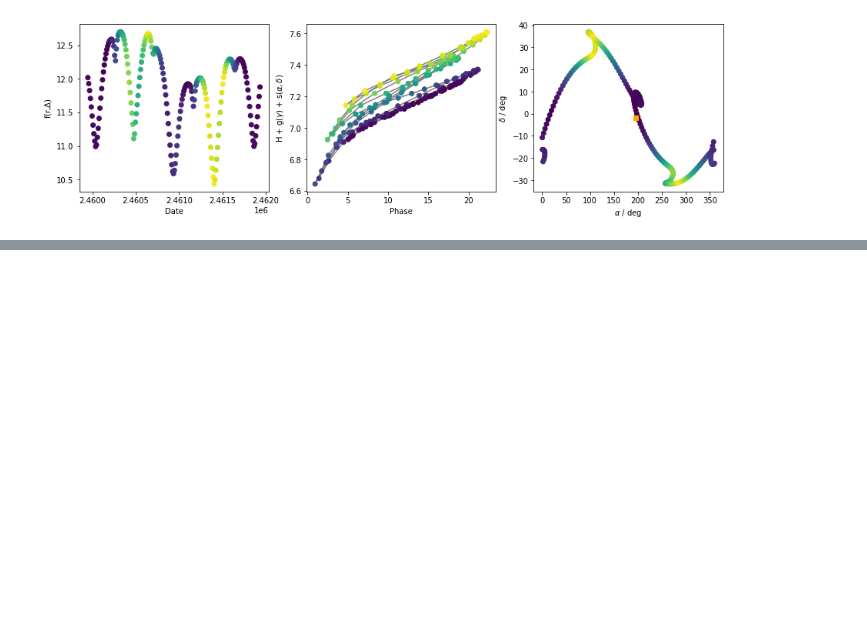
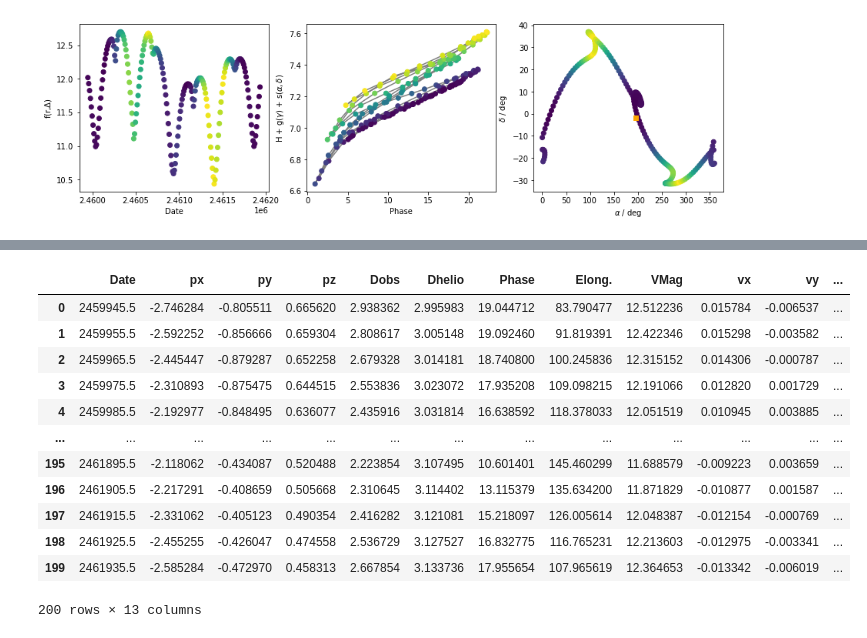
Before and after one commit to astrolabsoftware/fink-spins, a Jupyter notebook: notebooks/desc_new_phase_model.ipynb, the cells around one changed output, grey strips where cells are left out. Cells and saved outputs as stored; diff of their text form; code cells hidden in the pictures; blank space fills up the shorter version.

```diff
--- a/notebooks/desc_new_phase_model.ipynb
+++ b/notebooks/desc_new_phase_model.ipynb
@@ -148,0 +166,16 @@ Text(0, 0.5, '$\\delta$ / deg')
+# %%
+ephxyz
+# %% [output]
+|  | Date | px | py | pz | Dobs | Dhelio | Phase | Elong. | VMag | vx | vy | ... |
+| 0 | 2459945.5 | -2.746284 | -0.805511 | 0.665620 | 2.938362 | 2.995983 | 19.044712 | 83.790477 | 12.512236 | 0.015784 | -0.006537 | ... |
+| 1 | 2459955.5 | -2.592252 | -0.856666 | 0.659304 | 2.808617 | 3.005148 | 19.092460 | 91.819391 | 12.422346 | 0.015298 | -0.003582 | ... |
+| 2 | 2459965.5 | -2.445447 | -0.879287 | 0.652258 | 2.679328 | 3.014181 | 18.740800 | 100.245836 | 12.315152 | 0.014306 | -0.000787 | ... |
+| 3 | 2459975.5 | -2.310893 | -0.875475 | 0.644515 | 2.553836 | 3.023072 | 17.935208 | 109.098215 | 12.191066 | 0.012820 | 0.001729 | ... |
+| 4 | 2459985.5 | -2.192977 | -0.848495 | 0.636077 | 2.435916 | 3.031814 | 16.638592 | 118.378033 | 12.051519 | 0.010945 | 0.003885 | ... |
+| ... | ... | ... | ... | ... | ... | ... | ... | ... | ... | ... | ... | ... |
+| 195 | 2461895.5 | -2.118062 | -0.434087 | 0.520488 | 2.223854 | 3.107495 | 10.601401 | 145.460299 | 11.688579 | -0.009223 | 0.003659 | ... |
+| 196 | 2461905.5 | -2.217291 | -0.408659 | 0.505668 | 2.310645 | 3.114402 | 13.115379 | 135.634200 | 11.871829 | -0.010877 | 0.001587 | ... |
+| 197 | 2461915.5 | -2.331062 | -0.405123 | 0.490354 | 2.416282 | 3.121081 | 15.218097 | 126.005614 | 12.048387 | -0.012154 | -0.000769 | ... |
+| 198 | 2461925.5 | -2.455255 | -0.426047 | 0.474558 | 2.536729 | 3.127527 | 16.832775 | 116.765231 | 12.213603 | -0.012975 | -0.003341 | ... |
+| 199 | 2461935.5 | -2.585284 | -0.472970 | 0.458313 | 2.667854 | 3.133736 | 17.955654 | 107.965619 | 12.364653 | -0.013342 | -0.006019 | ... |
+200 rows × 13 columns
```
Also changed, not shown: parts of 4 cells of this notebook, 8 other files.
